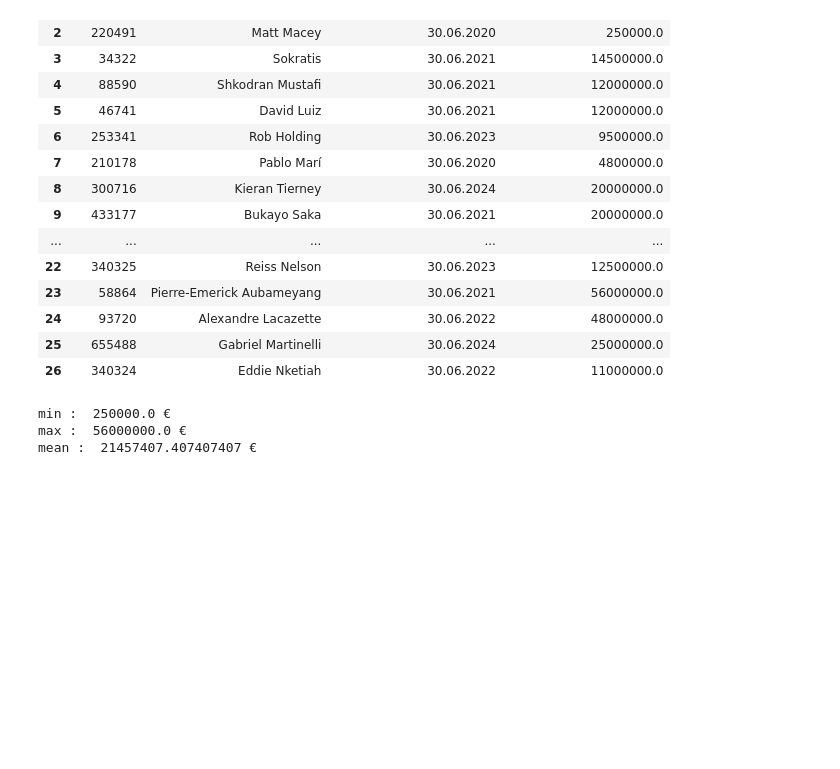
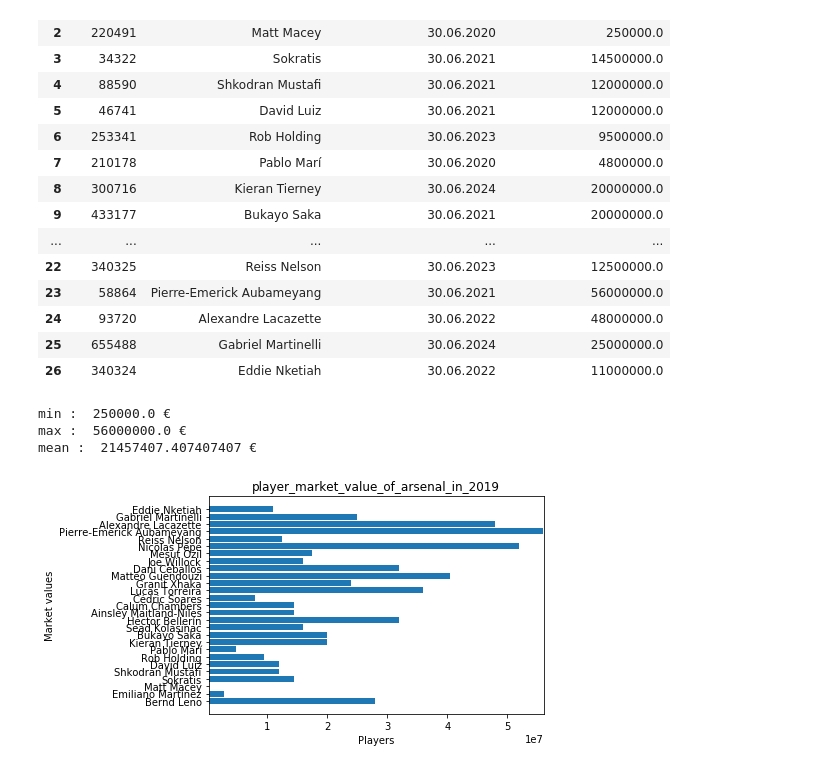
Before and after one commit to paul-mathieu/english-football-leagues, a Jupyter notebook: jupyter_notebook/Data_visualization.ipynb, the cells around one changed output. Cells and saved outputs as stored; diff of their text form; code cells hidden in the pictures; blank space fills up the shorter version.

Commit message:
improving data visualization transfermarkt

```diff
--- a/jupyter_notebook/Data_visualization.ipynb
+++ b/jupyter_notebook/Data_visualization.ipynb
@@ -61,3 +64,24 @@ print("mean : ", statistics.mean(player_market_value_E),"€")
 min :  250000.0 €
 max :  56000000.0 €
 mean :  21457407.407407407 €
+# %%
+#This next line makes our charts show up in the notebook
+%matplotlib inline
+
+table = pd.read_csv(csv_file_name)
+table.head()
+#Create bar chart
+plt.barh(np.arange(1,28),width=table['player_market_value_€'], align='center')
+plt.title(csv_file_name[:len(csv_file_name)-4])
+#plt.xticks(np.arange(1,27), table['player_name'], rotation=90)
+plt.yticks(np.arange(1,28), table['player_name'])
+#Give the x and y axes a title
+plt.xlabel("Players")
+plt.ylabel("Market values")
+#show the bar chart
+
+axes = plt.gca()
+axes.set_xlim([min(player_market_value_E)-100,max(player_market_value_E)+100])
+plt.show()
+# %% [output]
+[figure, added]
```
Also changed, not shown: parts of 3 cells of this notebook.
